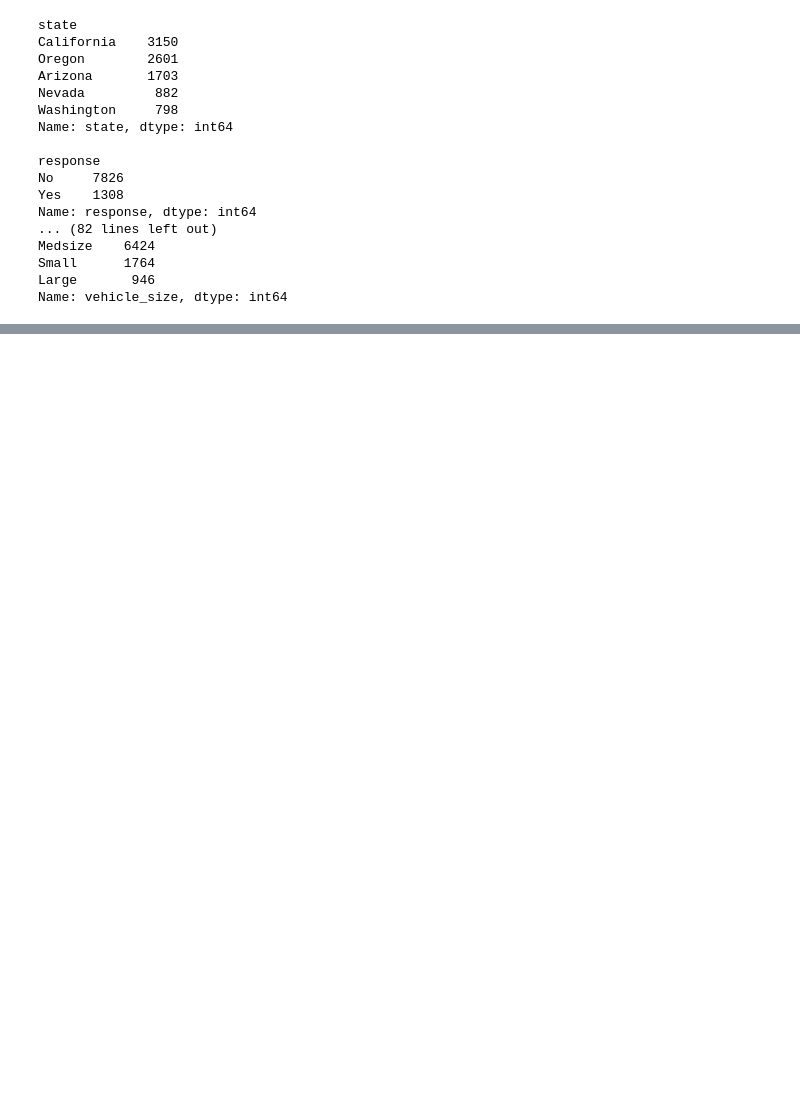
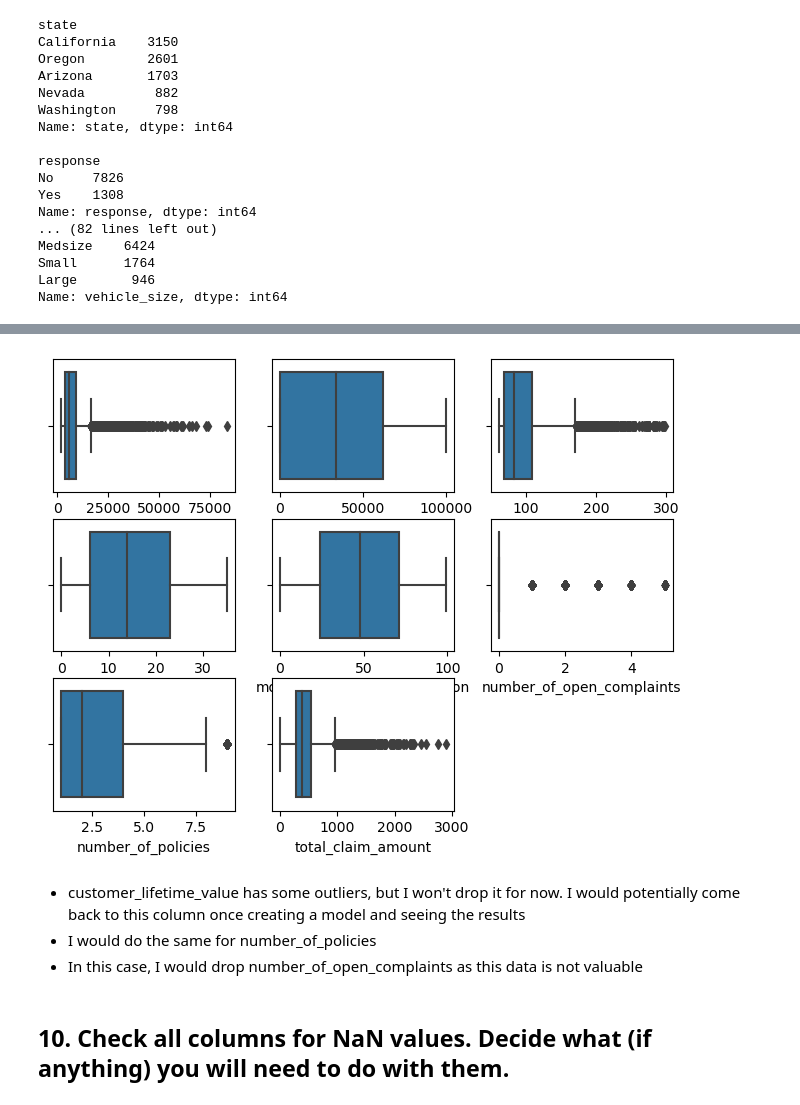
Before and after one commit to KirstyGos/lab-cleaning-numerical-data, a Jupyter notebook: lab-cleaning-numerical-data.ipynb, the cells around one changed output, grey strips where cells are left out. Saved outputs shown, nothing was run; the diff lists cells and outputs as text; code cells hidden in the pictures; blank space fills up the shorter version.

```diff
--- a/lab-cleaning-numerical-data.ipynb
+++ b/lab-cleaning-numerical-data.ipynb
@@ -352,0 +307,16 @@ SyntaxError: EOL while scanning string literal (1291642935.py, line 7)
+# %%
+# we will use boxplot to visualise the outliers
+
+fig = plt.figure(figsize = (8, 10))
+
+for i, column in enumerate(numericals.columns):
+    fig.add_subplot(5, 3, i + 1)
+    sns.boxplot(x = numericals[column])
+# %% [output]
+[figure, added]
+# %% [markdown]
+- customer_lifetime_value has some outliers, but I won't drop it for now. I would potentially come back to this column once creating a model and seeing the results
+- I would do the same for number_of_policies
+- In this case, I would drop number_of_open_complaints as this data is not valuable
+# %% [markdown]
+## 10. Check all columns for NaN values. Decide what (if anything) you will need to do with them.
```
Also changed, not shown: parts of 13 cells of this notebook.
